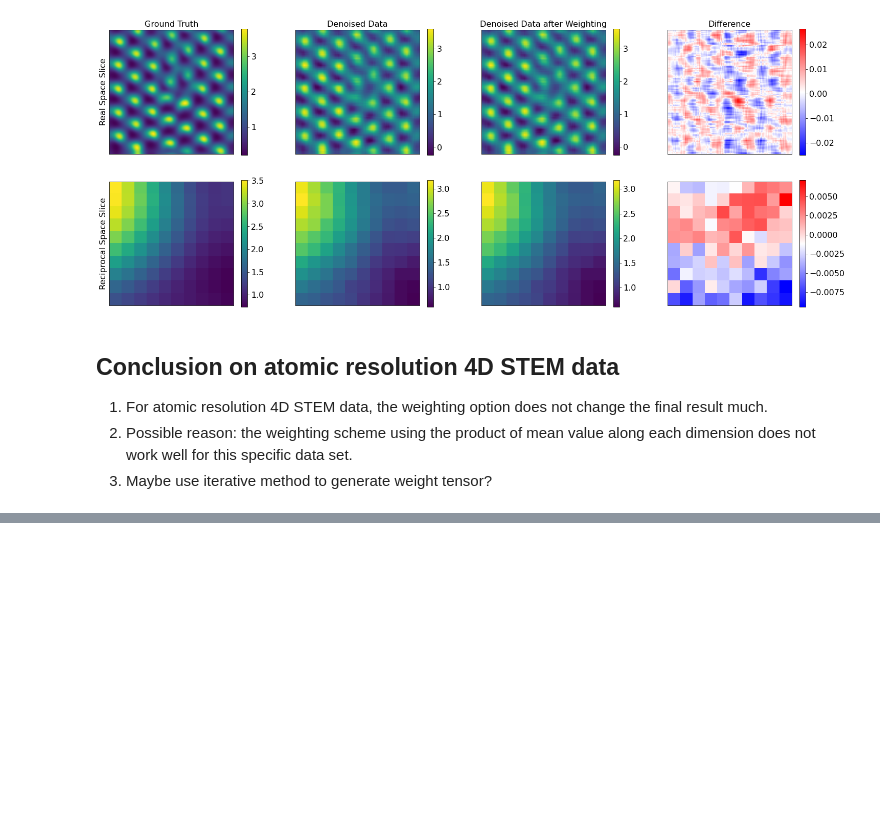
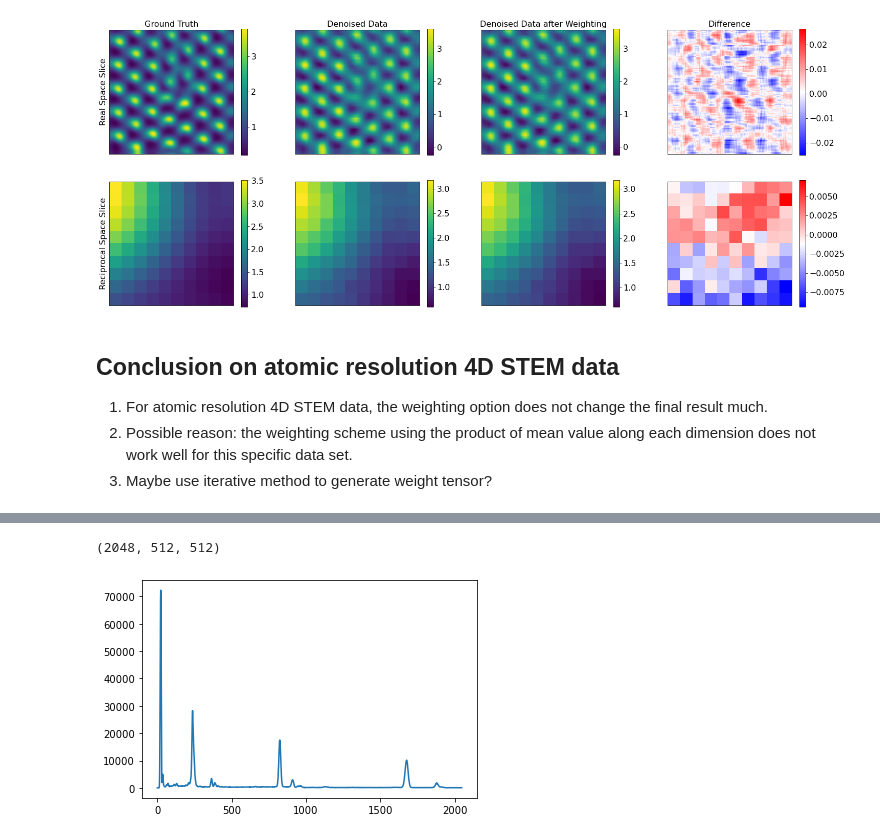
Before and after one commit to paul-voyles/tensor_svd, a Jupyter notebook: tensor_svd/Weighted tensor SVD test.ipynb, the cells around one changed output, grey strips where cells are left out. Drawn from its saved outputs; the diff is of its cells as text; code cells hidden in the pictures; blank space fills up the shorter version.

```diff
--- a/tensor_svd/Weighted tensor SVD test.ipynb
+++ b/tensor_svd/Weighted tensor SVD test.ipynb
@@ -190,0 +251,12 @@ plt.show()
+# %%
+path = 'D:/2020 Cornell/Tensor SVD improvment/102220/EDX/condition1/'
+s = hs.load(path + "Scan1 Datacube.rpl")
+data = np.asarray(s)
+# %%
+data = np.asarray(s)
+# %%
+plt.plot(np.sum(np.sum(data,axis=1),axis=1))
+print(data.shape)
+# %% [output]
+(2048, 512, 512)
+[figure, added]
```
Also changed, not shown: parts of 9 cells of this notebook, 2 other files.
